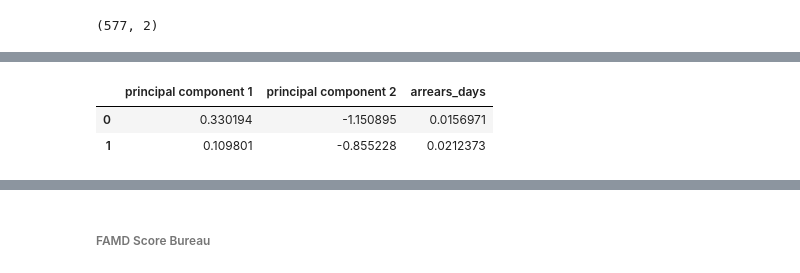
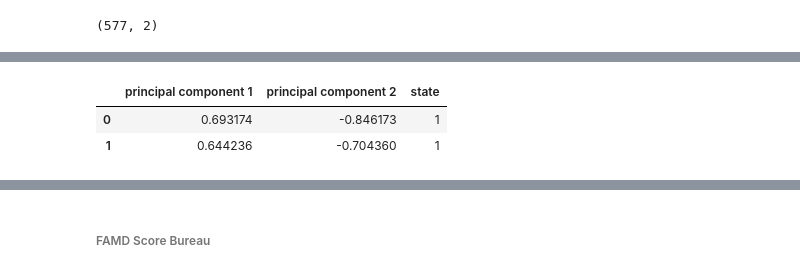
Before and after one commit to cbarros7/capstone_project_holberton, a Jupyter notebook: pre_modeling_update.ipynb, the cells around one changed output, grey strips where cells are left out. Saved outputs shown, nothing was run; the diff lists cells and outputs as text; code cells hidden in the pictures.

```diff
--- a/pre_modeling_update.ipynb
+++ b/pre_modeling_update.ipynb
@@ -355,9 +388,9 @@ Data['state']=Data['state'].replace(['LATE','PAID'],[0,1])
 Data['state']=Data['state'].astype(object)
 
 #Data['arrears_days']=Data['arrears_days'].replace(['LATE','PAID'],[0,1])
-Data['arrears_days']=Data['arrears_days'].astype(object)
+#Data['arrears_days']=Data['arrears_days'].astype(object)
 
-Data['Score Bureau Empresa']=Data['Score Bureau Empresa'].astype(object)
+#Data['Score Bureau Empresa']=Data['Score Bureau Empresa'].astype(object)
 
 Data.columns
 # %% [output]
@@ -823,2 +864,6 @@ data_transform_2.drop(['client_id', 'loan_id'], axis=1, inplace=True)
 # %% [markdown]
 ##### Factor Analysis of Mixed Data (FAMD)
+# %%
+# Quitar los indices client y loan_id
+data_transform.reset_index(drop=True, inplace=True)
+data_transform
@@ -832,8 +891,8 @@ famd = prince.FAMD(
      engine='auto',
      random_state=42
 )
-famd = famd.fit(data_transform_2)
-transformada = famd.transform(data_transform_2)
+famd = famd.fit(data_transform)
+transformada = famd.transform(data_transform)
 # %%
 Y = transformada.to_numpy()
 Y
@@ -864,4 +922,24 @@ famd.row_coordinates(data_transform_2)
 577 rows × 2 columns
+# %%
+Y = transformada.to_numpy()
+#Principal Components converted to a Data frame
+principalDf_famd  = pd.DataFrame(data = Y
+             , columns = ['principal component 1', 'principal component 2'])
+principalDf_famd.shape
+
+#Concatenating the PCAs with the categorical variable
+finalDf_Cat_famd = pd.concat([principalDf_famd, Data_pca['state']], axis = 1)
+#finalDf_Cat = principalDf
+finalDf_Cat_famd.head(2)
+
+# Converting the dataset into matrix
+Z_famd = finalDf_Cat_famd.to_numpy()
+
+
+
+# Running K-Prototype clustering
+kproto = KPrototypes(n_clusters=2, init='Huang', verbose=0, random_state=42,max_iter=20, n_init=50,n_jobs=-20,gamma=.25)
+clusters = kproto.fit_predict(Z_famd, categorical=[2])
 # %%
 #Principal Components converted to a Data frame
 principalDf_famd  = pd.DataFrame(data = Y
@@ -877,9 +955,9 @@ principalDf_famd.head(1)
 # %%
 #Concatenating the PCAs with the categorical variable
-finalDf_Cat_famd = pd.concat([principalDf_famd, Data_pca[['arrears_days']]], axis = 1)
+finalDf_Cat_famd = pd.concat([principalDf_famd, Data_pca['state']], axis = 1)
 #finalDf_Cat = principalDf
 finalDf_Cat_famd.head(2)
 # %% [output]
-|  | principal component 1 | principal component 2 | arrears_days |
-| 0 | 0.330194 | -1.150895 | 0.0156971 |
-| 1 | 0.109801 | -0.855228 | 0.0212373 |
+|  | principal component 1 | principal component 2 | state |
+| 0 | 0.693174 | -0.846173 | 1 |
+| 1 | 0.644236 | -0.704360 | 1 |
```
Also changed, not shown: parts of 168 cells of this notebook, 2 other files.
